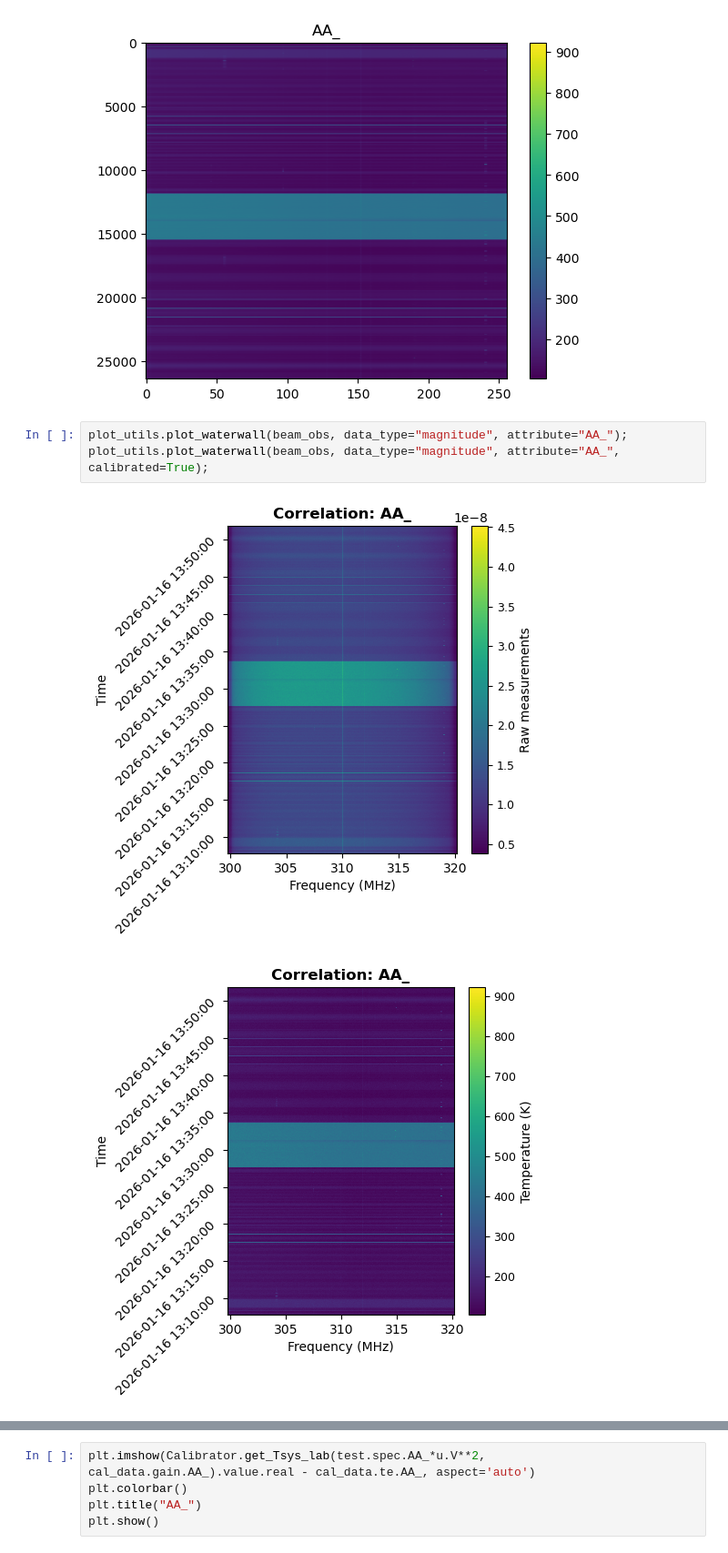
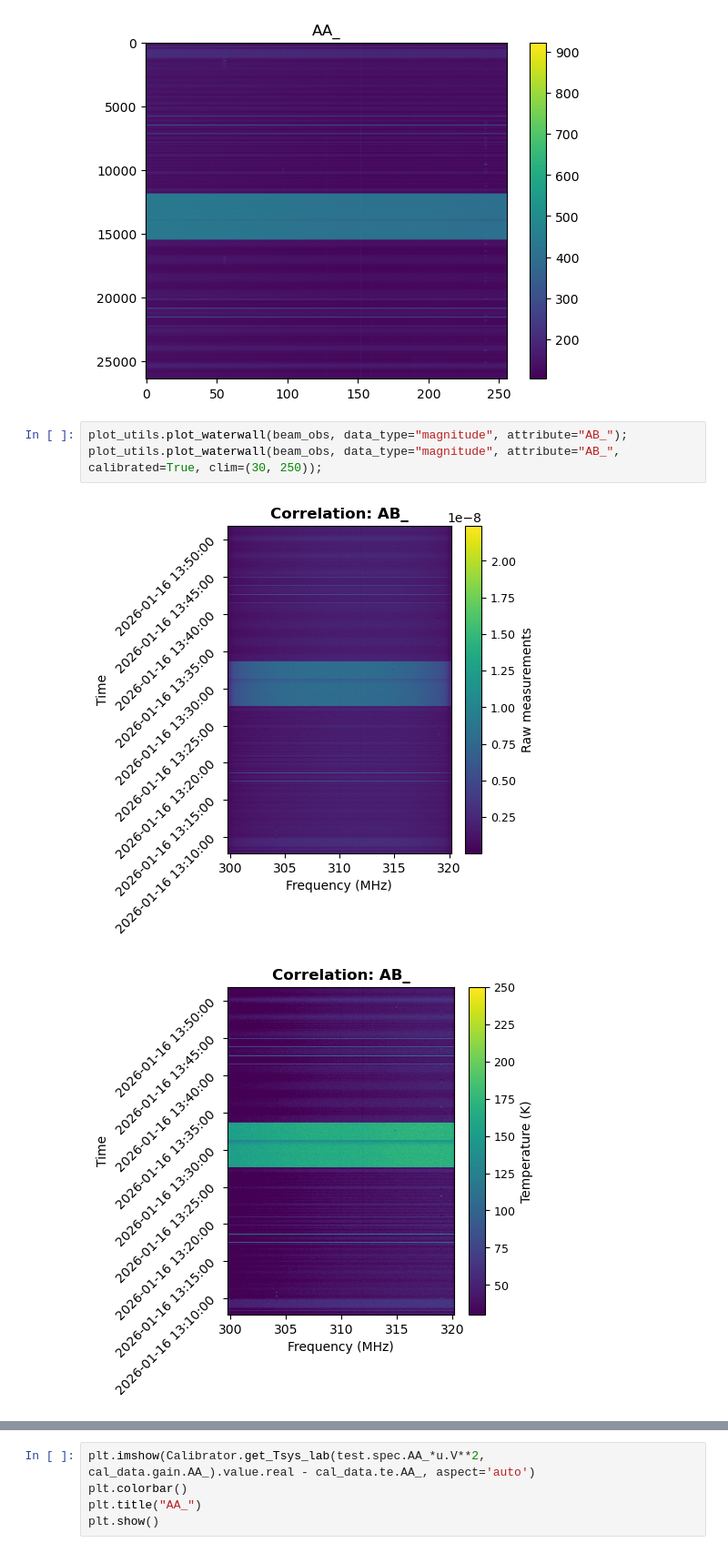
Before and after one commit to akvydula/skymap, a Jupyter notebook: notebooks/beam_jan_2026.ipynb, the cells around one changed output, grey strips where cells are left out. Shown at 91% size. Drawn from its saved outputs; the diff is of its cells as text.

Commit message:
pointing utils and more

```diff
--- a/notebooks/beam_jan_2026.ipynb
+++ b/notebooks/beam_jan_2026.ipynb
@@ -57,9 +97,9 @@ plt.show()
 # %% [output]
 [figure]
 # %%
-plot_utils.plot_waterwall(beam_obs, data_type="magnitude", attribute="AA_");
-plot_utils.plot_waterwall(beam_obs, data_type="magnitude", attribute="AA_", calibrated=True);
+plot_utils.plot_waterwall(beam_obs, data_type="magnitude", attribute="AB_");
+plot_utils.plot_waterwall(beam_obs, data_type="magnitude", attribute="AB_", calibrated=True, clim=(30, 250));
 # %% [output]
-[figure, old version]
+[figure, new version]
-[figure, old version]
+[figure, new version]
 # %%
```
Also changed, not shown: parts of 12 cells of this notebook, 6 other files.
